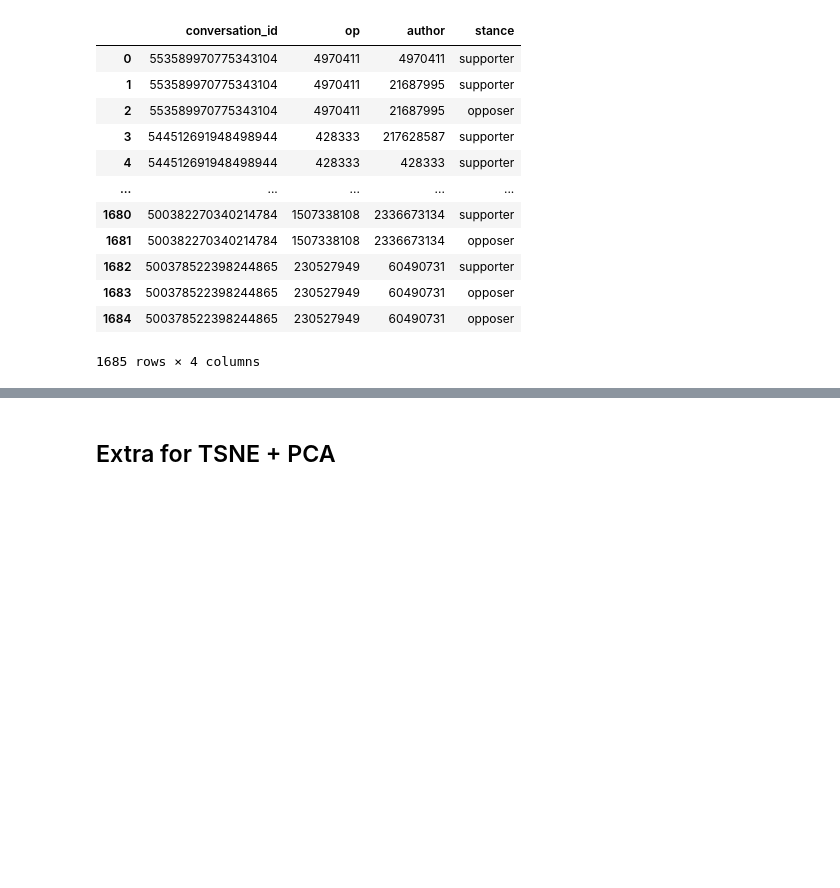
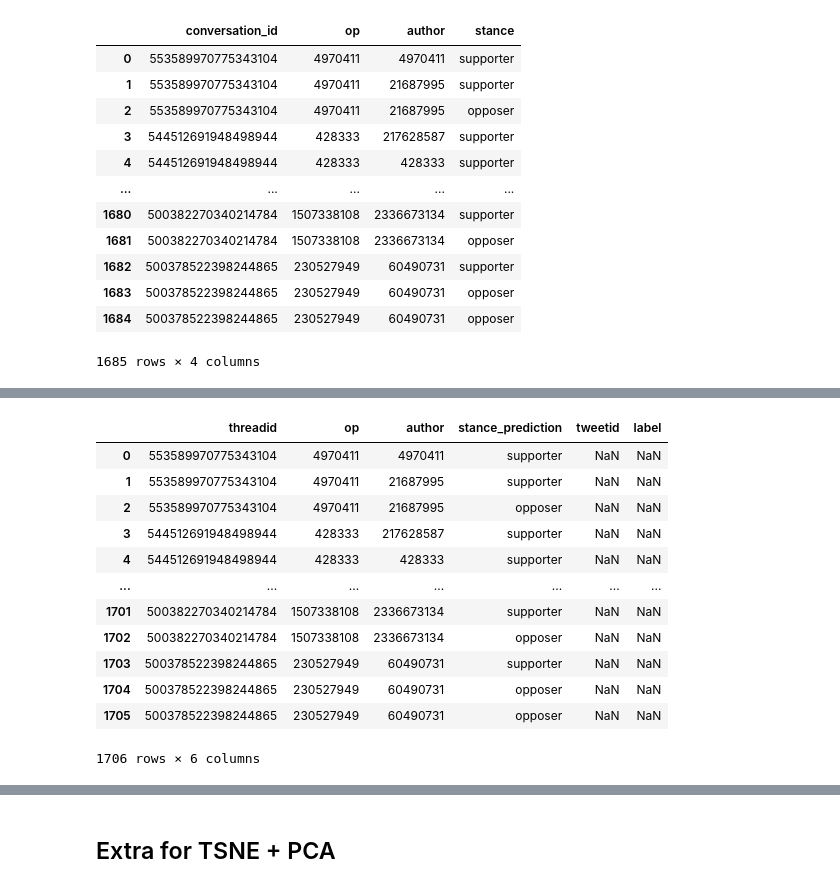
Before and after one commit to NasLabBgu/STEM, a Jupyter notebook: Examples/TwitterVCmv_analysis2.ipynb, the cells around one changed output, grey strips where cells are left out. Cells and saved outputs as stored; diff of their text form; code cells hidden in the pictures; blank space fills up the shorter version.

```diff
--- a/Examples/TwitterVCmv_analysis2.ipynb
+++ b/Examples/TwitterVCmv_analysis2.ipynb
@@ -424,0 +492,3 @@ user_stance_rumors
+# %%
+convs_a = convs_.filter(['threadid', 'tweetid', 'author'], axis=1)
+convs_a
@@ -424,0 +571,17 @@ user_stance_rumors
+# %%
+predictions = user_stance_rumors.merge(rumors_gold_label_nona, how='left', on = ['threadid', 'author'])
+predictions
+# %% [output]
+|  | threadid | op | author | stance_prediction | tweetid | label |
+| 0 | 553589970775343104 | 4970411 | 4970411 | supporter | NaN | NaN |
+| 1 | 553589970775343104 | 4970411 | 21687995 | supporter | NaN | NaN |
+| 2 | 553589970775343104 | 4970411 | 21687995 | opposer | NaN | NaN |
+| 3 | 544512691948498944 | 428333 | 217628587 | supporter | NaN | NaN |
+| 4 | 544512691948498944 | 428333 | 428333 | supporter | NaN | NaN |
+| ... | ... | ... | ... | ... | ... | ... |
+| 1701 | 500382270340214784 | 1507338108 | 2336673134 | supporter | NaN | NaN |
+| 1702 | 500382270340214784 | 1507338108 | 2336673134 | opposer | NaN | NaN |
+| 1703 | 500378522398244865 | 230527949 | 60490731 | supporter | NaN | NaN |
+| 1704 | 500378522398244865 | 230527949 | 60490731 | opposer | NaN | NaN |
+| 1705 | 500378522398244865 | 230527949 | 60490731 | opposer | NaN | NaN |
+1706 rows × 6 columns
```
Also changed, not shown: parts of 20 cells of this notebook.
